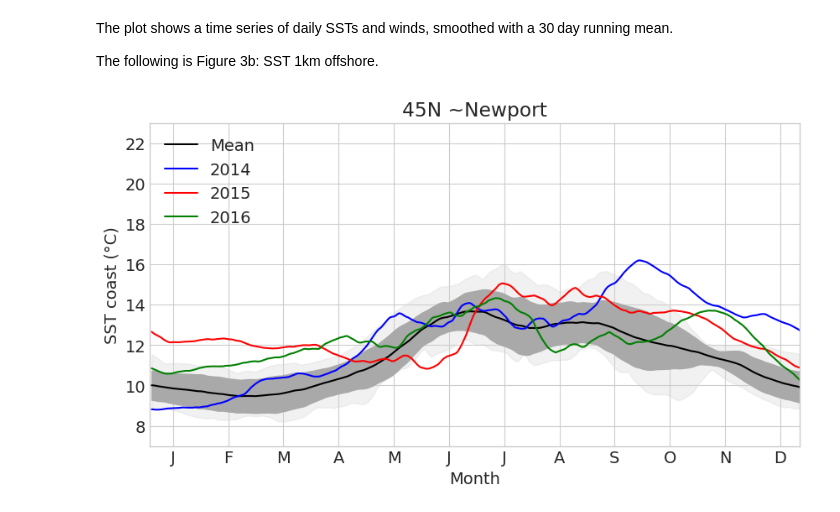
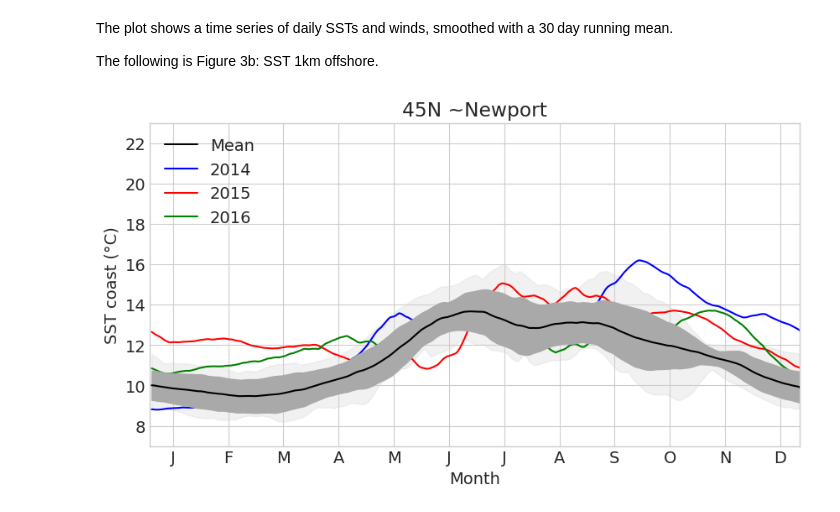
Before and after one commit to UCB-stat-159-s23/hw03-Group27, a Jupyter notebook: climate-Q06.ipynb, the cells around one changed output. Cells and saved outputs as stored; diff of their text form; code cells hidden in the pictures.

```diff
--- a/climate-Q06.ipynb
+++ b/climate-Q06.ipynb
@@ -73,36 +73,36 @@ The following is Figure 3b: SST 1km offshore.
 # %%
 fig, ax = plt.subplots(figsize=(10, 5))
 
 # light grey section: min and max values for 2002-2013
-plt.fill_between(years_avg.dayofyear.values, years_min, years_max, color = 'lightgray', alpha = 0.3)
+plt.fill_between(years_avg.dayofyear.values, years_min, years_max, color = 'lightgray', alpha = 0.3, zorder=1)
 
 # dark grey: ±1SD around the mean for 2002-2013
-plt.fill_between(years_avg.dayofyear.values, years_lower, years_upper, color = 'darkgray')
+plt.fill_between(years_avg.dayofyear.values, years_lower, years_upper, color = 'darkgray', zorder=2)
 
 # black line: 2002-2013
-plt.plot(years_avg.dayofyear.values, years_avg, 'k', label = 'Mean')
+plt.plot(years_avg.dayofyear.values, years_avg, 'k', label = 'Mean', zorder=3)
 
 # blue line: 2014
-plt.plot(year14_avg.dayofyear.values, year14_avg, 'b', label = '2014')
+plt.plot(year14_avg.dayofyear.values, year14_avg, 'b', label = '2014', zorder=1)
 
 # red line: 2015
-plt.plot(year15_avg.dayofyear.values, year15_avg, 'r', label = '2015')
+plt.plot(year15_avg.dayofyear.values, year15_avg, 'r', label = '2015', zorder=1)
 
 # green line: 2016
-plt.plot(year16_avg.dayofyear.values, year16_avg, 'g', label = '2016')
+plt.plot(year16_avg.dayofyear.values, year16_avg, 'g', label = '2016', zorder=1)
 
 # space out the x ticks & labels evenly
 ax.set_xticks([13, 44, 75, 106, 137, 168, 199, 230, 261, 292, 323, 354])
 ax.set_xticklabels(['J', 'F', 'M', 'A', 'M', 'J', 'J', 'A', 'S', 'O', 'N', 'D'])
 
 plt.xlim(0, 365)
 plt.ylim(7, 23)
 plt.xlabel('Month')
 plt.ylabel('SST coast (°C)')
 plt.title('45N ~Newport')
 ax.legend(loc = 'upper left')
 plt.show()
 
 fig.savefig("outputs/Q06.png", bbox_inches="tight")
 # %% [output]
-[figure, old version]
+[figure, new version]
```
Also changed, not shown: 1 other file.
